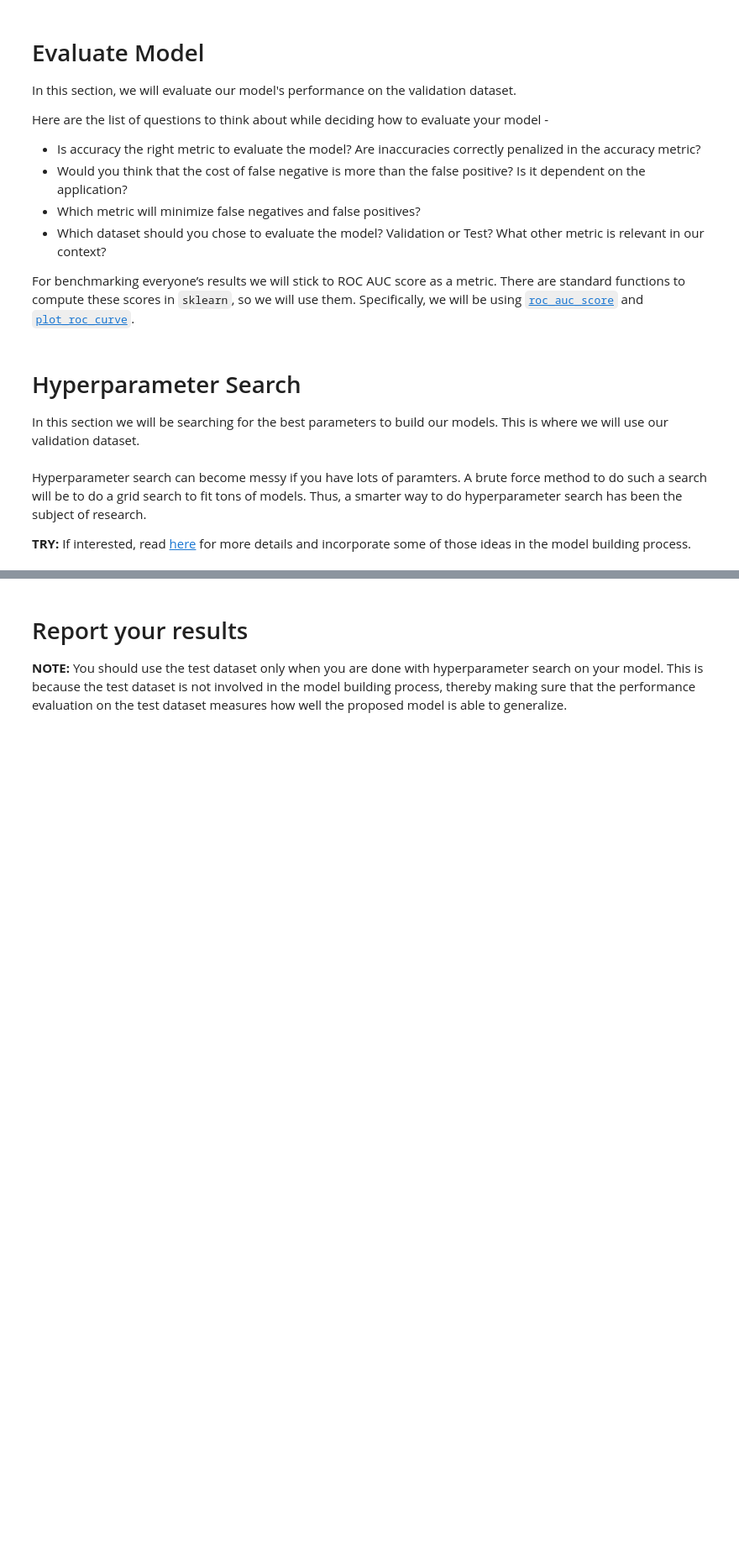
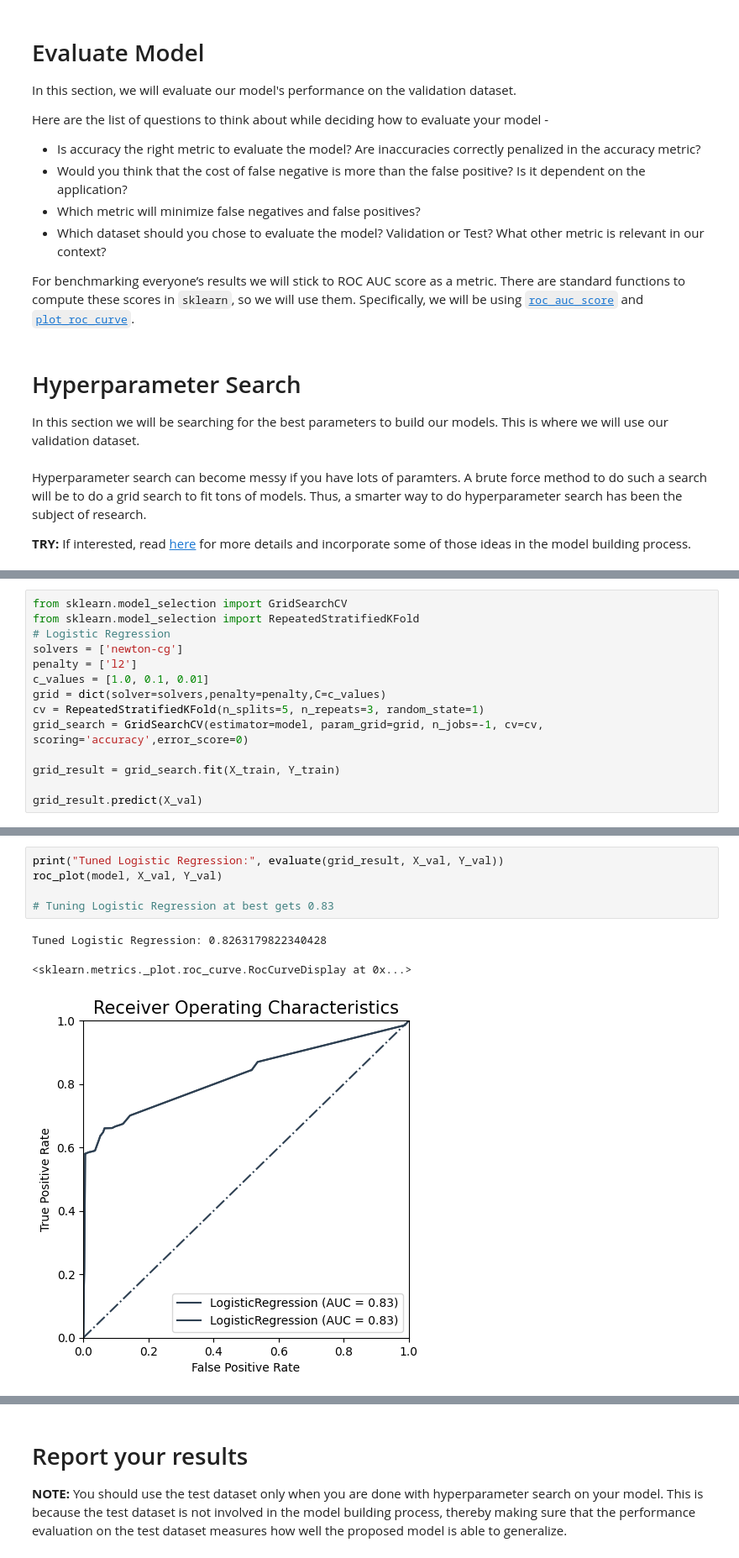
Before and after one commit to bbc/apprenticeship-covid-hack, a Jupyter notebook: notebooks/EM_COVID_diagnosis_hackathon.ipynb, the cells around one changed output, grey strips where cells are left out. Shown at 84% size. Drawn from its saved outputs; the diff is of its cells as text; blank space fills up the shorter version.

```diff
--- a/notebooks/EM_COVID_diagnosis_hackathon.ipynb
+++ b/notebooks/EM_COVID_diagnosis_hackathon.ipynb
@@ -550,0 +645,14 @@ TypeError: ignored
+# %%
+from sklearn.model_selection import GridSearchCV
+from sklearn.model_selection import RepeatedStratifiedKFold
+# Logistic Regression
+solvers = ['newton-cg']
+penalty = ['l2']
+c_values = [1.0, 0.1, 0.01]
+grid = dict(solver=solvers,penalty=penalty,C=c_values)
+cv = RepeatedStratifiedKFold(n_splits=5, n_repeats=3, random_state=1)
+grid_search = GridSearchCV(estimator=model, param_grid=grid, n_jobs=-1, cv=cv, scoring='accuracy',error_score=0)
+
+grid_result = grid_search.fit(X_train, Y_train)
+
+grid_result.predict(X_val)
@@ -550,0 +666,9 @@ TypeError: ignored
+# %%
+print("Tuned Logistic Regression:", evaluate(grid_result, X_val, Y_val))
+roc_plot(model, X_val, Y_val)
+
+# Tuning Logistic Regression at best gets 0.83
+# %% [output]
+Tuned Logistic Regression: 0.8263179822340428
+<sklearn.metrics._plot.roc_curve.RocCurveDisplay at 0x...>
+[figure, added]
```
Also changed, not shown: parts of 43 cells of this notebook.
